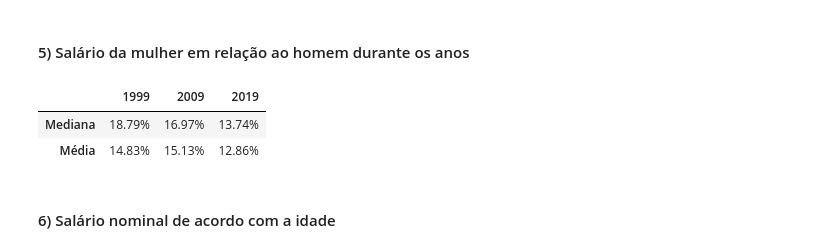
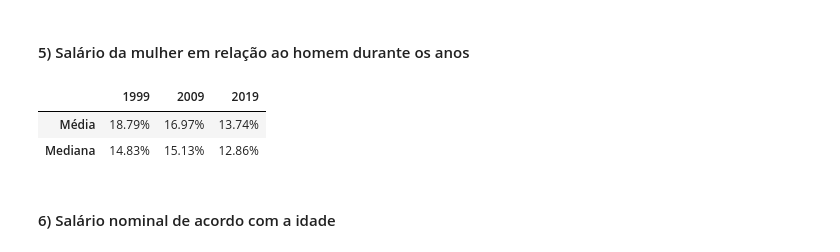
Before and after one commit to MariaLuizaCw/Processo-seletivo-UFRJ-Analytica, a Jupyter notebook: tarefas_dados/analise_rm_nominal.ipynb, the cells around one changed output. Drawn from its saved outputs; the diff is of its cells as text; code cells hidden in the pictures.

```diff
--- a/tarefas_dados/analise_rm_nominal.ipynb
+++ b/tarefas_dados/analise_rm_nominal.ipynb
@@ -73,21 +73,21 @@ descricao_sexo_ano
 # %%
 dict_diff_rm = {}
 for ano in (1999, 2009, 2019):
     media_homens = descricao_sexo_ano["Média da Remuneração Nominal"][("Homens", ano)]
     media_mulheres= descricao_sexo_ano["Média da Remuneração Nominal"][("Mulheres", ano)]
     mediana_homens = descricao_sexo_ano["Mediana da Remuneração Nominal"][("Homens", ano)]
     mediana_mulheres= descricao_sexo_ano["Mediana da Remuneração Nominal"][("Mulheres", ano)]
     dict_diff_rm[ano] = [
         f"{(1 - media_mulheres/media_homens) * 100:.2f}%",
         f"{(1 - mediana_mulheres/mediana_homens) * 100:.2f}%"
     ]
 
-salario_mulherxhomem = pd.DataFrame(dict_aumento_rm, index=["Média", "Mediana"])
+salario_mulherxhomem = pd.DataFrame(dict_diff_rm, index=["Média", "Mediana"])
 salario_mulherxhomem
 # %% [output]
 |  | 1999 | 2009 | 2019 |
-| Mediana | 18.79% | 16.97% | 13.74% |
-| Média | 14.83% | 15.13% | 12.86% |
+| Média | 18.79% | 16.97% | 13.74% |
+| Mediana | 14.83% | 15.13% | 12.86% |
 # %% [markdown]
 #### 6) Salário nominal de acordo com a idade
 # %%
```
Also changed, not shown: parts of 17 cells of this notebook, 3 other files.
